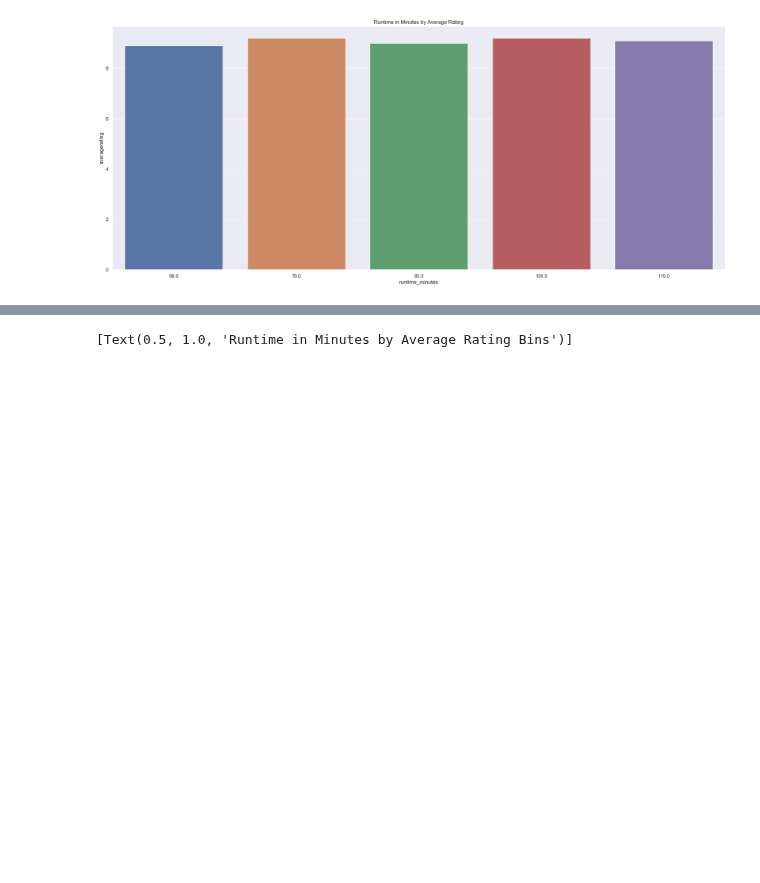
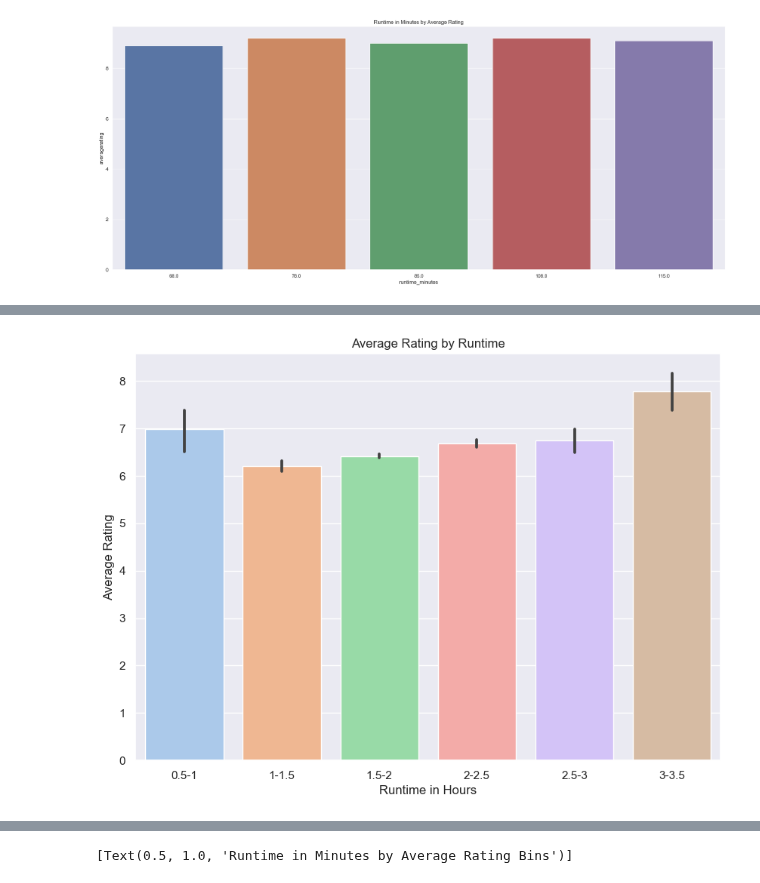
Before and after one commit to jacrivera/AI-Academy-Semester-1-Capstone-Group-5, a Jupyter notebook: Final-Workbook.ipynb, the cells around one changed output, grey strips where cells are left out. Cells and saved outputs as stored; diff of their text form; code cells hidden in the pictures; blank space fills up the shorter version.

```diff
--- a/Final-Workbook.ipynb
+++ b/Final-Workbook.ipynb
@@ -318,0 +343,12 @@ sns.barplot(data = new_df_top_5, x = 'runtime_minutes', y = 'averagerating').set
+# %%
+fix, ax = plt.subplots()
+sns.set(rc={"figure.figsize":(10, 7)})
+runtime_df = master_df[master_df['runtime_bins'] > 0]
+runtime_df = runtime_df[runtime_df['runtime_bins'] < 9]
+plot = sns.barplot(data = runtime_df, x = 'runtime_bins', y = 'averagerating', palette = 'pastel').set(title = 'Average Rating by Runtime')
+ax.set_xticklabels(["0.5-1","1-1.5","1.5-2","2-2.5","2.5-3","3-3.5"])
+ax.set_xlabel("Runtime in Hours")
+ax.set_ylabel("Average Rating")
+plt.show()
+# %% [output]
+[figure, added]
```
Also changed, not shown: parts of 7 cells of this notebook.
